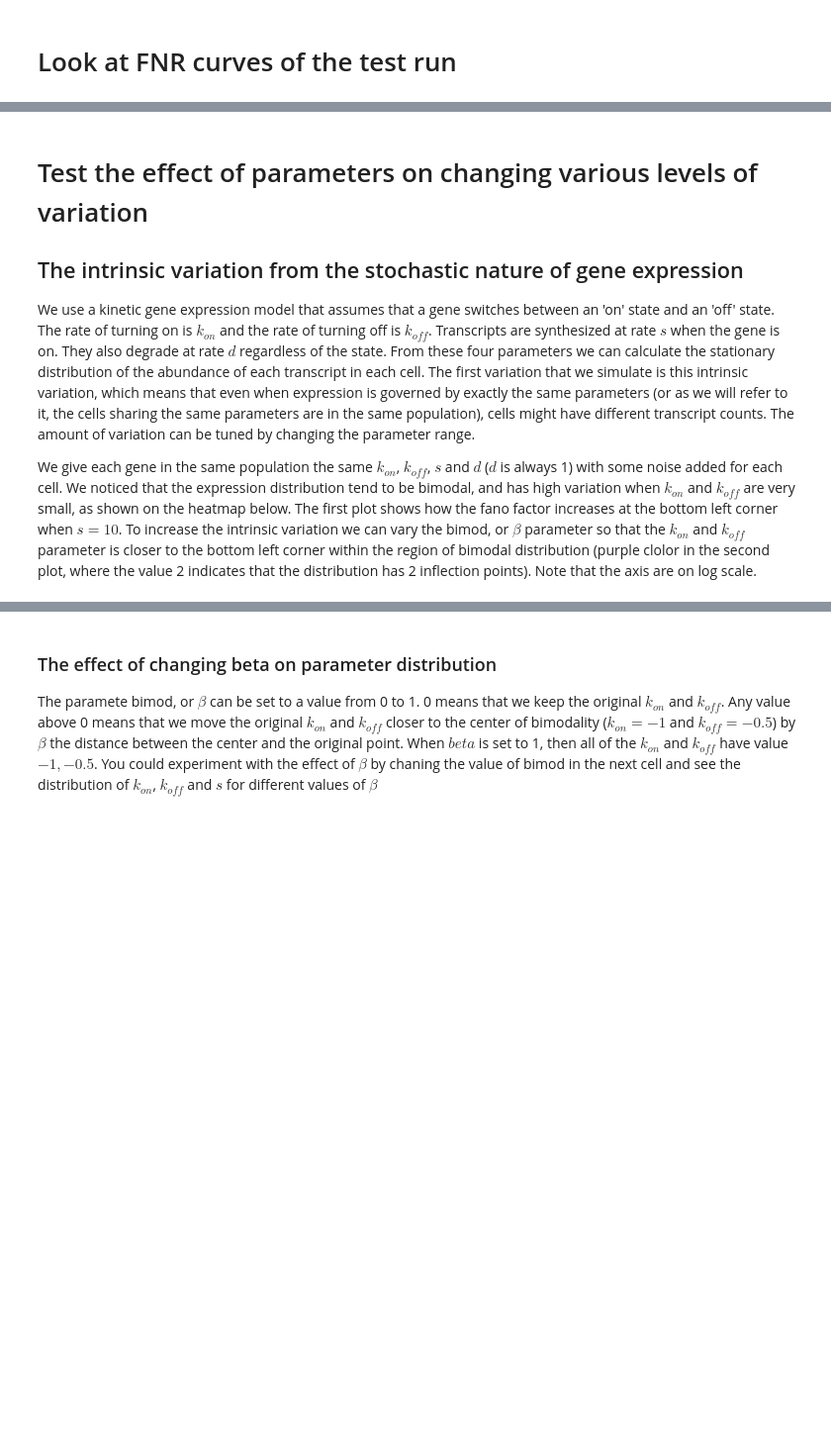
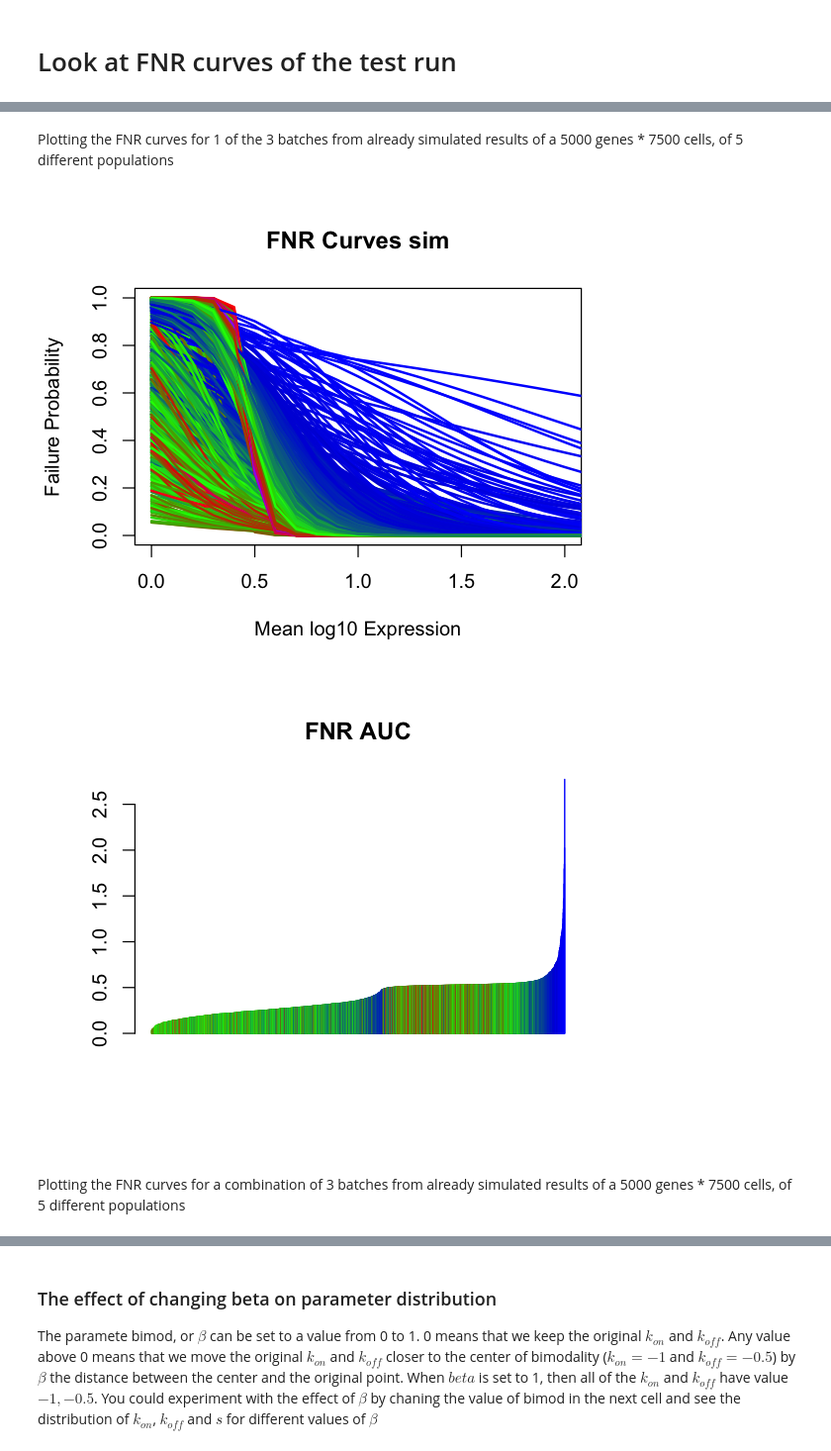
Before and after one commit to YosefLab/SymSim, a Jupyter notebook: Manual.ipynb, the cells around one changed output, grey strips where cells are left out. Shown at 99% size. Saved outputs shown, nothing was run; the diff lists cells and outputs as text; code cells hidden in the pictures; blank space fills up the shorter version.

```diff
--- a/Manual.ipynb
+++ b/Manual.ipynb
@@ -120,6 +115,11 @@ Warning message:
-# %% [markdown]
-# Test the effect of parameters on changing various levels of variation
-## The intrinsic variation from the stochastic nature of gene expression
-We use a kinetic gene expression model that assumes that a gene switches between an 'on' state and an 'off' state. The rate of turning on is $k_{on}$ and the rate of turning off is $k_{off}$. Transcripts are synthesized at rate $s$ when the gene is on. They also degrade at rate $d$ regardless of the state. From these four parameters we can calculate the stationary distribution of the abundance of each transcript in each cell. The first variation that we simulate is this intrinsic variation, which means that even when expression is governed by exactly the same parameters (or as we will refer to it, the cells sharing the same parameters are in the same population), cells might have different transcript counts. The amount of variation can be tuned by changing the parameter range.
-
-We give each gene in the same population the same $k_{on}$, $k_{off}$, $s$ and $d$ ($d$ is always 1) with some noise added for each cell. We noticed that the expression distribution tend to be bimodal, and has high variation when $k_{on}$ and $k_{off}$ are very small, as shown on the heatmap below. The first plot shows how the fano factor increases at the bottom left corner when $s=10$. To increase the intrinsic variation we can vary the bimod, or $\beta$ parameter so that the $k_{on}$ and $k_{off}$ parameter is closer to the bottom left corner within the region of bimodal distribution (purple clolor in the second plot, where the value 2 indicates that the distribution has 2 inflection points). Note that the axis are on log scale.
+# %% [markdown]
+Plotting the FNR curves for 1 of the 3 batches from already simulated results of a 5000 genes * 7500 cells, of 5 different populations
+# %%
+load('20170819.bimod=0.alpha=0.1.evf_sd=0.2.batch=0.9.3batches.robj')
+batch1 <- result[[1]][[3]][,result[[2]][,5]==1]
+plotFNR(batch1,'sim',2000)
+# %% [output]
+[figure, added]
+[figure, added]
+# %% [markdown]
+Plotting the FNR curves for a combination of 3 batches from already simulated results of a 5000 genes * 7500 cells, of 5 different populations
```
Also changed, not shown: parts of 14 cells of this notebook, 3 other files.
